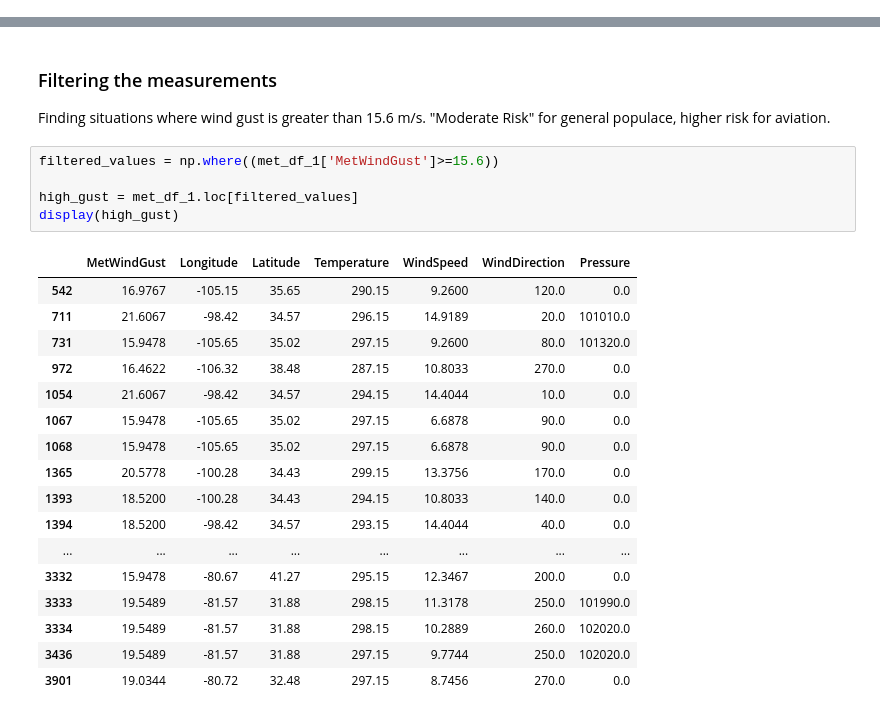
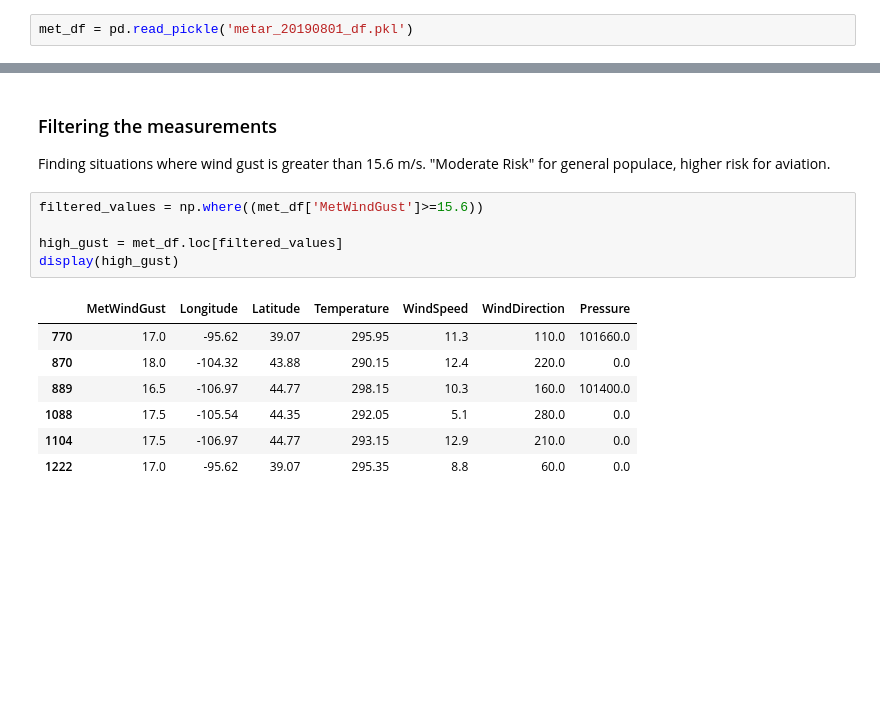
Before and after one commit to jesseturner/Wind-Gust-Predictions, a Jupyter notebook: METAR_analysis.ipynb, the cells around one changed output, grey strips where cells are left out. Saved outputs shown, nothing was run; the diff lists cells and outputs as text; blank space fills up the shorter version.

```diff
--- a/METAR_analysis.ipynb
+++ b/METAR_analysis.ipynb
@@ -126,3 +10,5 @@ met_df_3
+# %%
+met_df = pd.read_pickle('metar_20190801_df.pkl')
 # %% [markdown]
 ### Looking at metar data
 
@@ -173,28 +59,18 @@ print(highest_gust)
 
 Finding situations where wind gust is greater than 15.6 m/s. "Moderate Risk" for general populace, higher risk for aviation.
 # %%
-filtered_values = np.where((met_df_1['MetWindGust']>=15.6))
+filtered_values = np.where((met_df['MetWindGust']>=15.6))
 
-high_gust = met_df_1.loc[filtered_values]
+high_gust = met_df.loc[filtered_values]
 display(high_gust)
 # %% [output]
 |  | MetWindGust | Longitude | Latitude | Temperature | WindSpeed | WindDirection | Pressure |
-| 542 | 16.9767 | -105.15 | 35.65 | 290.15 | 9.2600 | 120.0 | 0.0 |
-| 711 | 21.6067 | -98.42 | 34.57 | 296.15 | 14.9189 | 20.0 | 101010.0 |
-| 731 | 15.9478 | -105.65 | 35.02 | 297.15 | 9.2600 | 80.0 | 101320.0 |
-| 972 | 16.4622 | -106.32 | 38.48 | 287.15 | 10.8033 | 270.0 | 0.0 |
-| 1054 | 21.6067 | -98.42 | 34.57 | 294.15 | 14.4044 | 10.0 | 0.0 |
-| 1067 | 15.9478 | -105.65 | 35.02 | 297.15 | 6.6878 | 90.0 | 0.0 |
-| 1068 | 15.9478 | -105.65 | 35.02 | 297.15 | 6.6878 | 90.0 | 0.0 |
-| 1365 | 20.5778 | -100.28 | 34.43 | 299.15 | 13.3756 | 170.0 | 0.0 |
-| 1393 | 18.5200 | -100.28 | 34.43 | 294.15 | 10.8033 | 140.0 | 0.0 |
-| 1394 | 18.5200 | -98.42 | 34.57 | 293.15 | 14.4044 | 40.0 | 0.0 |
-| ... | ... | ... | ... | ... | ... | ... | ... |
-| 3332 | 15.9478 | -80.67 | 41.27 | 295.15 | 12.3467 | 200.0 | 0.0 |
-| 3333 | 19.5489 | -81.57 | 31.88 | 298.15 | 11.3178 | 250.0 | 101990.0 |
-| 3334 | 19.5489 | -81.57 | 31.88 | 298.15 | 10.2889 | 260.0 | 102020.0 |
-| 3436 | 19.5489 | -81.57 | 31.88 | 297.15 | 9.7744 | 250.0 | 102020.0 |
-| 3901 | 19.0344 | -80.72 | 32.48 | 297.15 | 8.7456 | 270.0 | 0.0 |
+| 770 | 17.0 | -95.62 | 39.07 | 295.95 | 11.3 | 110.0 | 101660.0 |
+| 870 | 18.0 | -104.32 | 43.88 | 290.15 | 12.4 | 220.0 | 0.0 |
+| 889 | 16.5 | -106.97 | 44.77 | 298.15 | 10.3 | 160.0 | 101400.0 |
+| 1088 | 17.5 | -105.54 | 44.35 | 292.05 | 5.1 | 280.0 | 0.0 |
+| 1104 | 17.5 | -106.97 | 44.77 | 293.15 | 12.9 | 210.0 | 0.0 |
+| 1222 | 17.0 | -95.62 | 39.07 | 295.35 | 8.8 | 60.0 | 0.0 |
 # %%
 fig = plt.figure(figsize=(10, 10), facecolor='w')
 ax = fig.add_subplot(1, 1, 1, projection=ccrs.Mercator())
```
Also changed, not shown: parts of 8 cells of this notebook, 6 other files.
